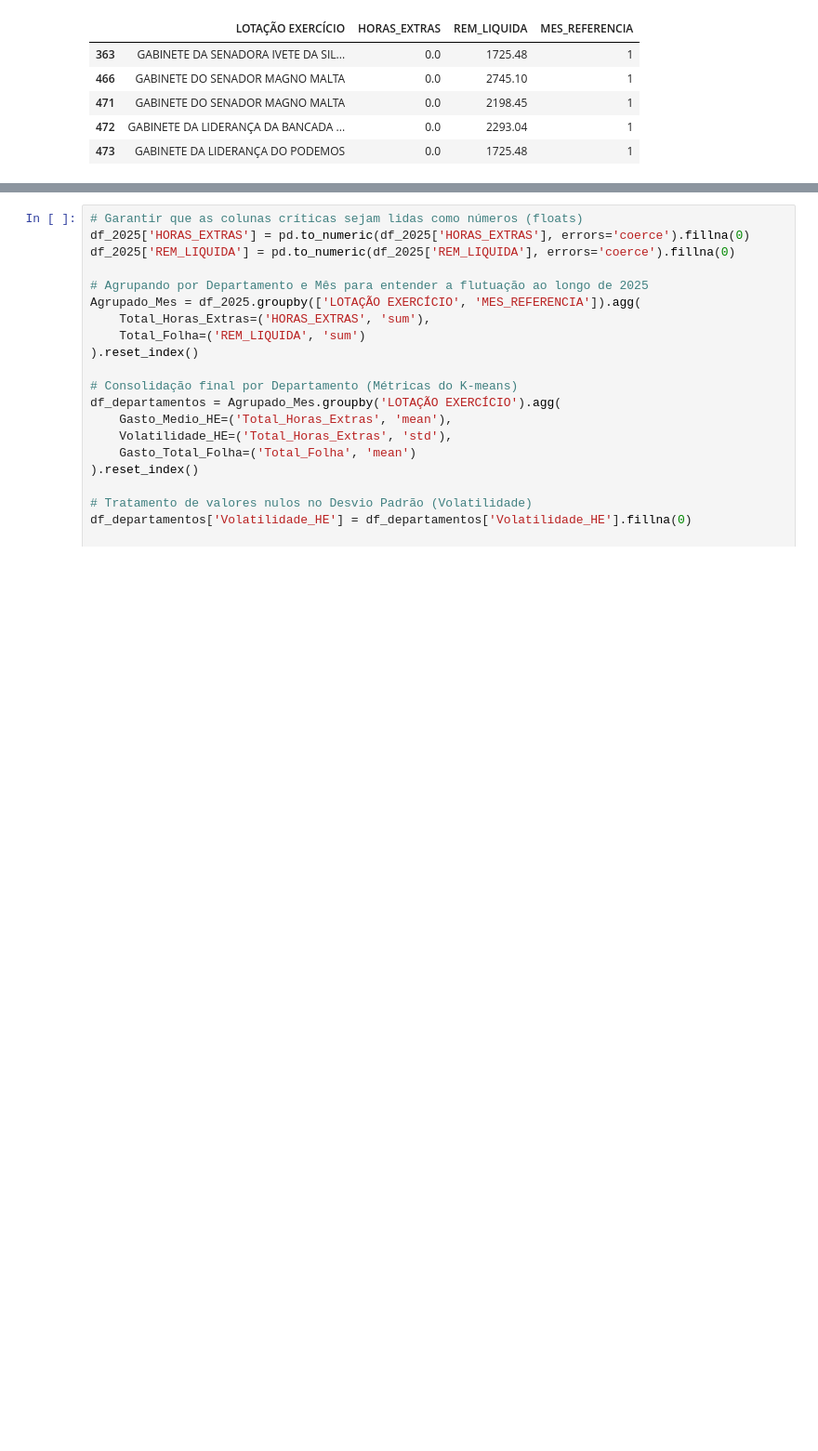
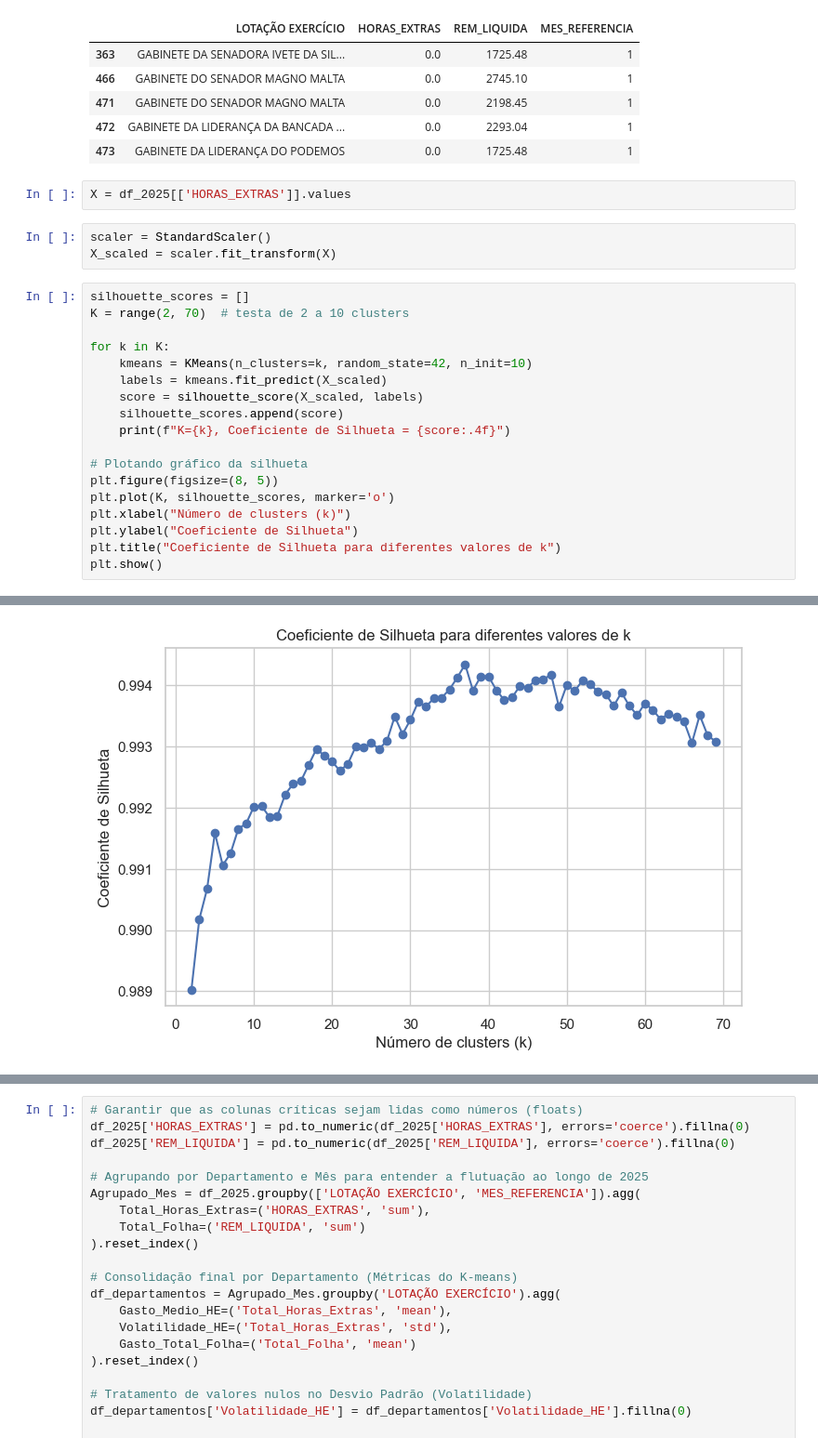
Before and after one commit to Gabriel-nascimento31/Projeto-de-Mineracao-de-Dados, a Jupyter notebook: teste_gabriel.ipynb, the cells around one changed output, grey strips where cells are left out. Shown at 93% size. Saved outputs shown, nothing was run; the diff lists cells and outputs as text; blank space fills up the shorter version.

```diff
--- a/teste_gabriel.ipynb
+++ b/teste_gabriel.ipynb
@@ -49,3 +50,27 @@ Total de registros em 2025: 8937
 | 471 | GABINETE DO SENADOR MAGNO MALTA | 0.0 | 2198.45 | 1 |
 | 472 | GABINETE DA LIDERANÇA DA BANCADA ... | 0.0 | 2293.04 | 1 |
 | 473 | GABINETE DA LIDERANÇA DO PODEMOS | 0.0 | 1725.48 | 1 |
+# %%
+X = df_2025[['HORAS_EXTRAS']].values
+# %%
+scaler = StandardScaler()
+X_scaled = scaler.fit_transform(X)
+# %%
+silhouette_scores = []
+K = range(2, 70)  # testa de 2 a 10 clusters
+
+for k in K:
+    kmeans = KMeans(n_clusters=k, random_state=42, n_init=10)
+    labels = kmeans.fit_predict(X_scaled)
+    score = silhouette_score(X_scaled, labels)
+    silhouette_scores.append(score)
+    print(f"K={k}, Coeficiente de Silhueta = {score:.4f}")
+
+# Plotando gráfico da silhueta
+plt.figure(figsize=(8, 5))
+plt.plot(K, silhouette_scores, marker='o')
+plt.xlabel("Número de clusters (k)")
+plt.ylabel("Coeficiente de Silhueta")
+plt.title("Coeficiente de Silhueta para diferentes valores de k")
+plt.show()
+# %% [output]
@@ -51,0 +94 @@ Total de registros em 2025: 8937
+[figure, added]
```
Also changed, not shown: parts of 7 cells of this notebook.
